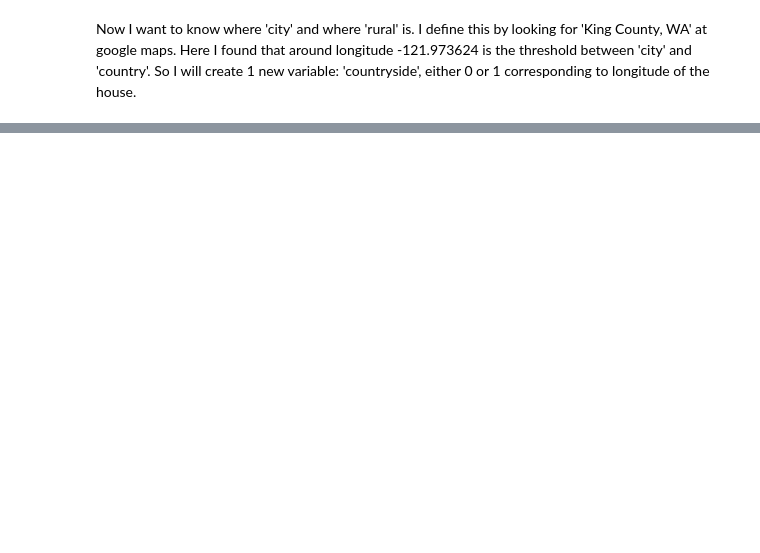
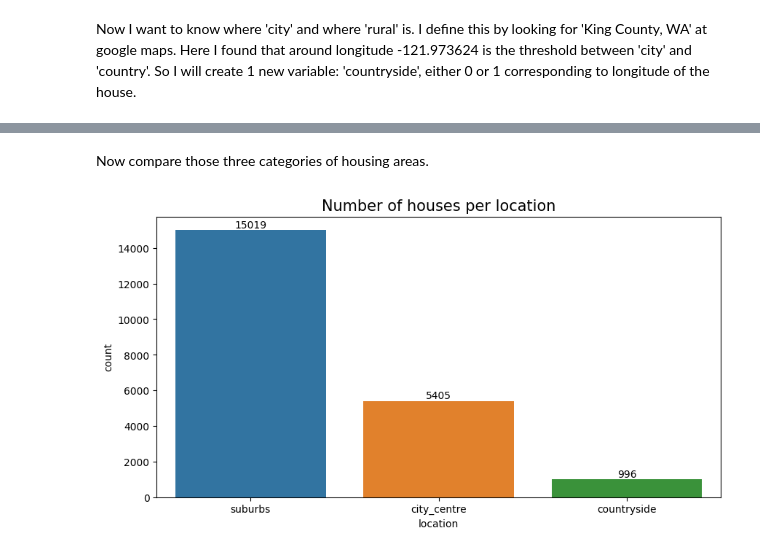
Before and after one commit to kifrie/EDA_HousingMarket, a Jupyter notebook: EDA.ipynb, the cells around one changed output, grey strips where cells are left out. Saved outputs shown, nothing was run; the diff lists cells and outputs as text; code cells hidden in the pictures; blank space fills up the shorter version.

```diff
--- a/EDA.ipynb
+++ b/EDA.ipynb
@@ -436,0 +452,11 @@ This worked! I now have 2 new variables declaring whether the house is in the ci
+# %% [markdown]
+Now compare those three categories of housing areas.
+# %%
+#color_pal = sns.color_palette("colorblind", 6).as_hex()
+#colors = ','.join(color_pal)
+plt.figure(figsize=(10,5))
+ax = sns.countplot(x='location', data=df_housing2)
+ax.bar_label(ax.containers[0], fontsize=10)
+ax.set_title('Number of houses per location', fontsize=15);
+# %% [output]
+[figure, added]
```
Also changed, not shown: parts of 106 cells of this notebook.
